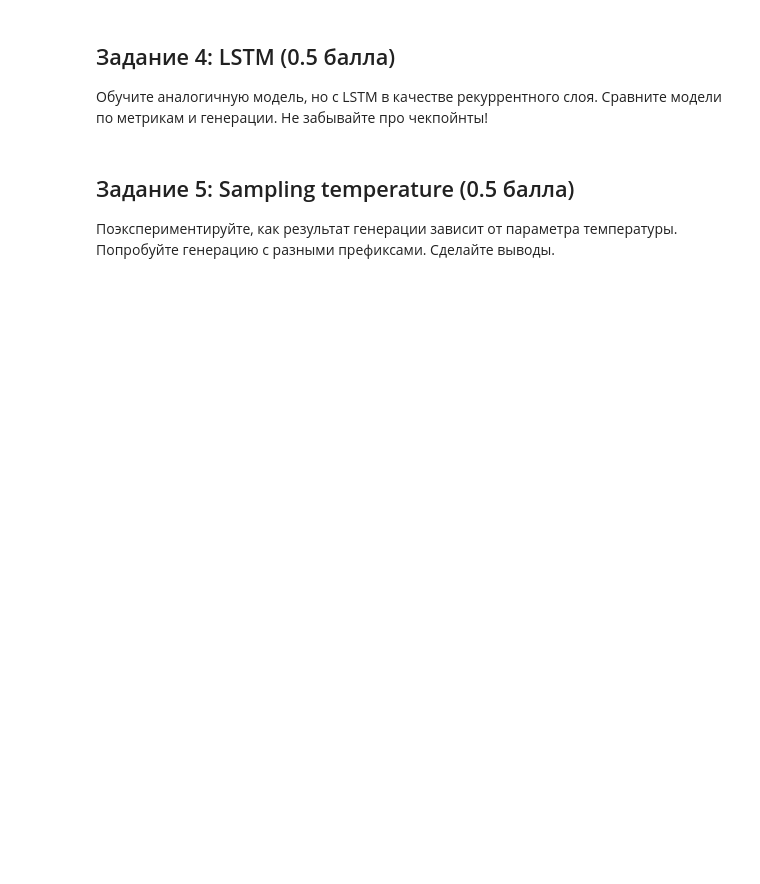
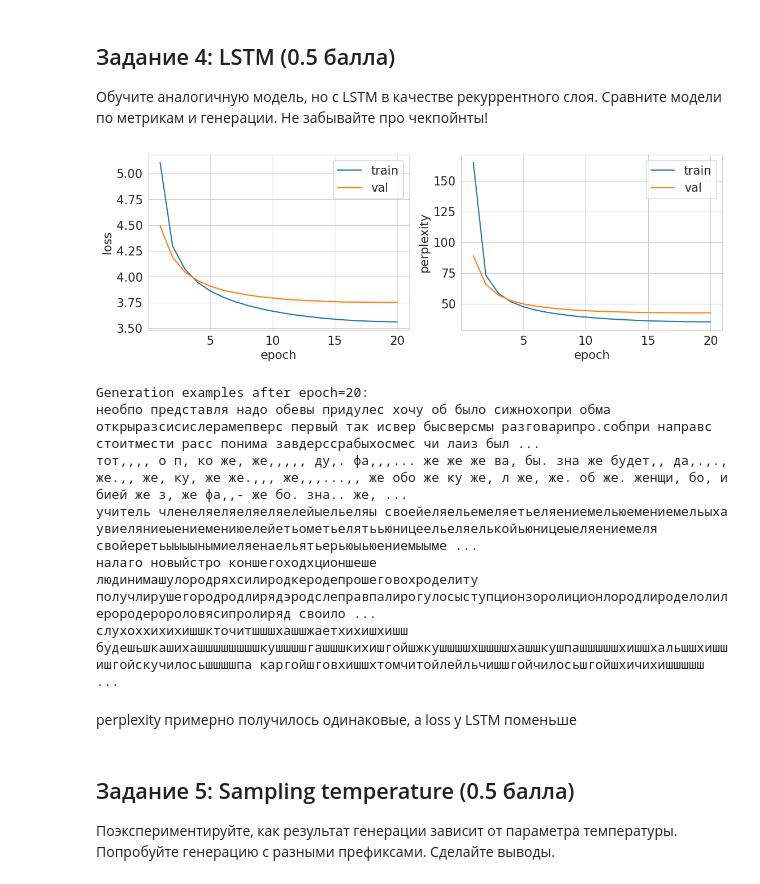
Before and after one commit to Kulikov17/MLDS_DL, a Jupyter notebook: HW3/shw-03-rnn.ipynb, the cells around one changed output. Cells and saved outputs as stored; diff of their text form; code cells hidden in the pictures; blank space fills up the shorter version.

```diff
--- a/HW3/shw-03-rnn.ipynb
+++ b/HW3/shw-03-rnn.ipynb
@@ -117,4 +127,18 @@ KeyboardInterrupt: ignored
 
 Обучите аналогичную модель, но с LSTM в качестве рекуррентного слоя. Сравните модели по метрикам и генерации. Не забывайте про чекпойнты!
 # %%
-# YOUR CODE HERE (⊃｡•́‿•̀｡)⊃━✿✿✿✿✿✿
+lstm_model = LanguageModel(train_set, rnn_type=nn.LSTM).to(device)
+lstm_optimizer = optim.AdamW(lstm_model.parameters(), lr=1e-3)
+lstm_scheduler = optim.lr_scheduler.CosineAnnealingLR(lstm_optimizer, T_max=num_epochs)
+# %%
+train(lstm_model, lstm_optimizer, lstm_scheduler, train_loader, val_loader, num_epochs=num_epochs)
+# %% [output]
+[figure, added]
+Generation examples after epoch=20:
+необпо представля надо обевы придулес хочу об было сижнохопри обма открыразсисислерамепверс первый так исвер бысверсмы разговарипро.собпри направс стоитмести расс понима завдерссрабыхосмес чи лаиз был ...
+тот,,,, о п, ко же, же,,,,, ду,. фа,,,... же же же ва, бы. зна же будет,, да,.,., же.,, же, ку, же же.,,, же,,,...,, же обо же ку же, л же, же. об же. женщи, бо, и бией же з, же фа,,- же бо. зна.. же, ...
+учитель членеляеляеляеляелейыельеляы своейеляельемеляетьеляениемельюемениемельыха увиеляниеыениемениюелейетьометьелятььюницеельеляелькойьюницеыеляениемеля свойеретьыыыынымиеляенаельятьерьюыьюениемыыме ...
+налаго новыйстро коншегоходхционшеше людинимашулородряхсилиродкеродепрошеговохроделиту получлирушегородродлирядэродслеправпалирогулосыступционзоролиционлородлироделолилерородеророловясипролиряд своило ...
+слухоххихихишшкточитшшшхашшжаетхихишхишш будешьшкашихашшшшшшшшкушшшшгашшшкихишгойшжкушшшшхшшшшхашшкушпашшшшшхишшхальшшхишшишгойскучилосьшшшшпа каргойшговхишшхтомчитойлейльчишшгойчилосьшгойшхичихишшшшш ...
+# %% [markdown]
+perplexity примерно получилось одинаковые, а loss у LSTM поменьше
```
Also changed, not shown: parts of 21 cells of this notebook.
